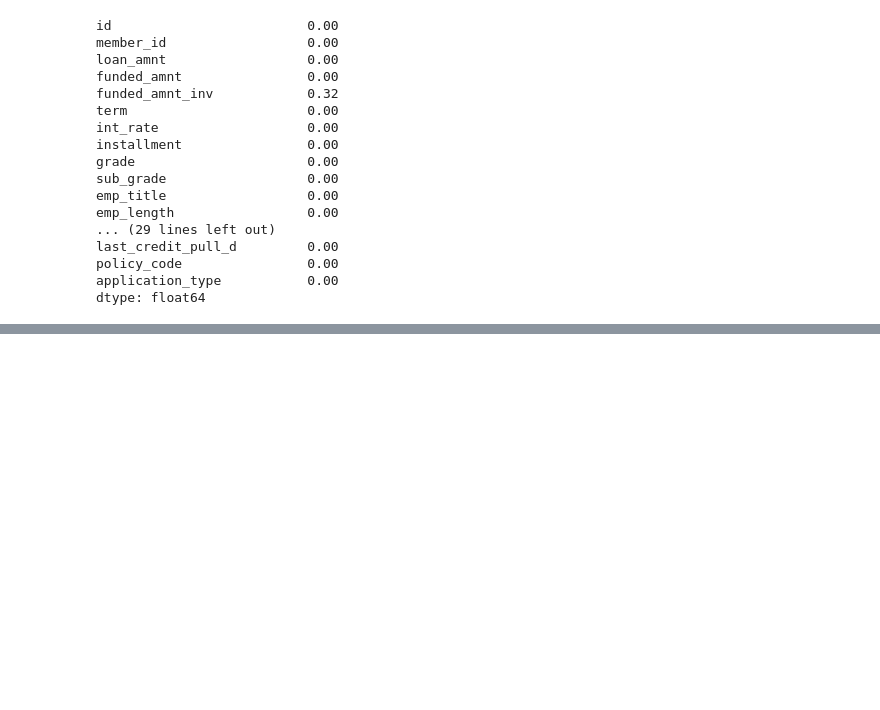
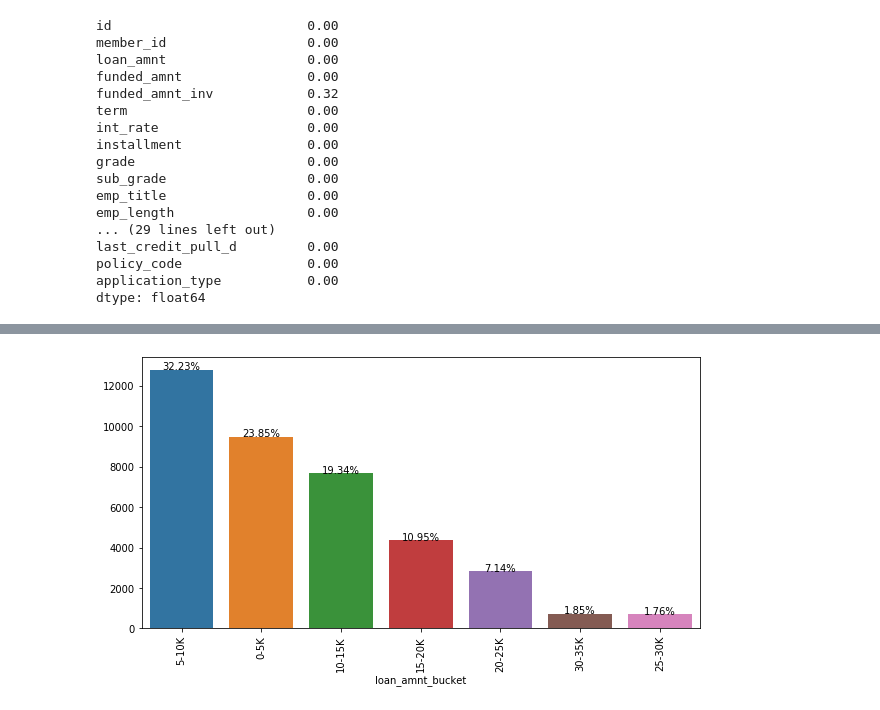
Before and after one commit to iamshivprasad/DataScience, a Jupyter notebook: Shiva.ipynb, the cells around one changed output, grey strips where cells are left out. Drawn from its saved outputs; the diff is of its cells as text; code cells hidden in the pictures; blank space fills up the shorter version.

```diff
--- a/Shiva.ipynb
+++ b/Shiva.ipynb
@@ -290,0 +330,13 @@ sns.countplot(df.emp_length, order = df.emp_length.value_counts().index)
+# %%
+loan_amnt_bucket_count = df_withoutCurrent.groupby('loan_amnt_bucket').id.count().sort_values(ascending = False)
+
+plt.figure(figsize = (10,5))
+plt.xticks(rotation = 90)
+plt_loan_amnt_bucket = sns.barplot(x=loan_amnt_bucket_count.index, y=loan_amnt_bucket_count.values, order = loan_amnt_bucket_count.index)
+
+# For displaying values in bar plot
+for i, item in loan_amnt_bucket_count.reset_index(drop = True).sort_values(ascending = False).iteritems():
+    plt_loan_amnt_bucket.text(i, item, str(round(item/len(df)*100, 2)) + '%', color="black", ha="center")
+plt.show()
+# %% [output]
+[figure, added]
```
Also changed, not shown: parts of 183 cells of this notebook.
